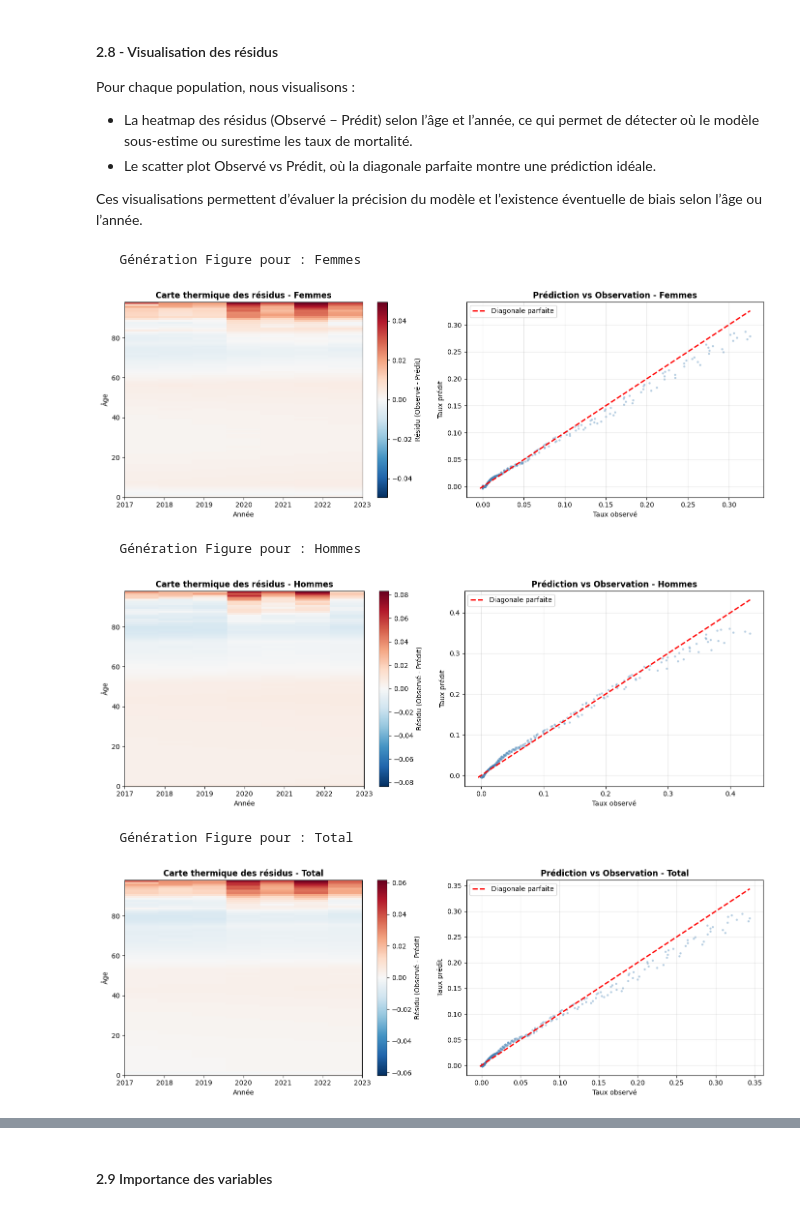
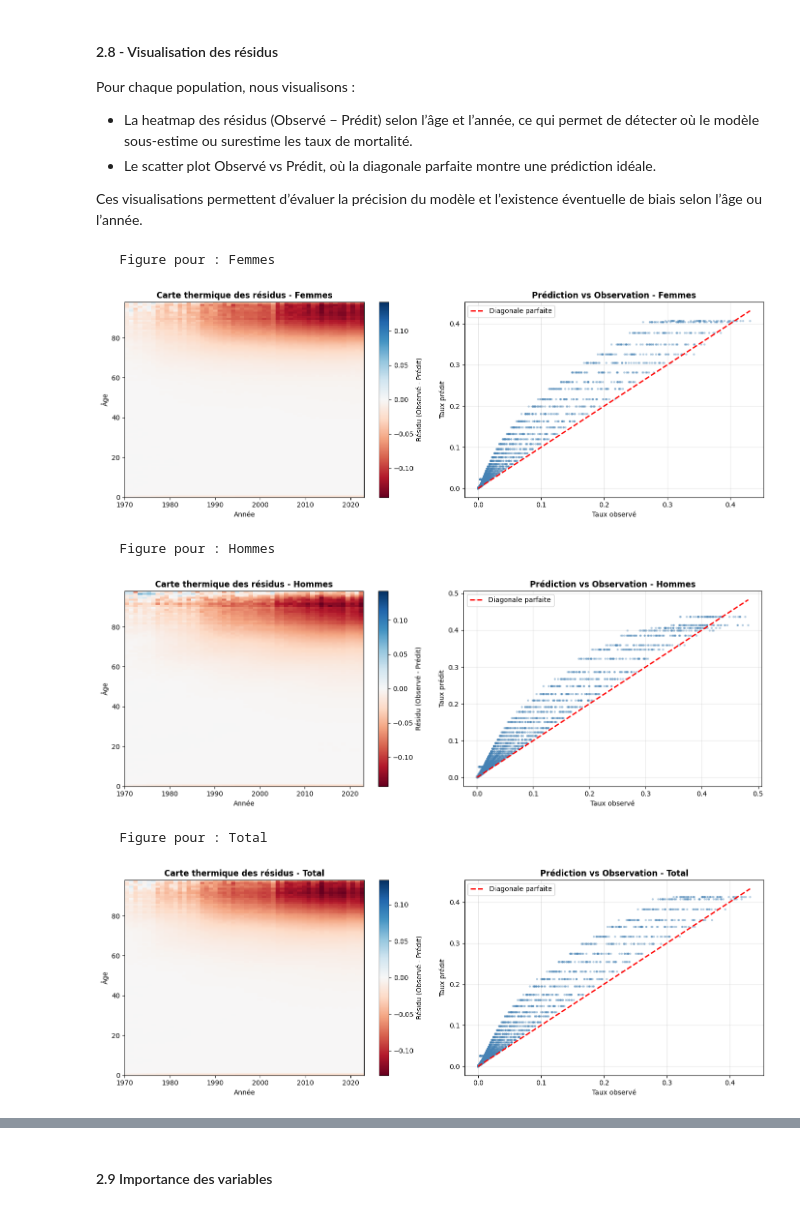
Before and after one commit to Salah10-source/Python-Project-Mortality, a Jupyter notebook: Python-Project/demo.ipynb, the cells around one changed output, grey strips where cells are left out. Cells and saved outputs as stored; diff of their text form; code cells hidden in the pictures.

```diff
--- a/Python-Project/demo.ipynb
+++ b/Python-Project/demo.ipynb
@@ -1433,6 +1433,16 @@ AGE_COL  = "Age"
 
 # === 2) Calcul du ratio m_H / m_F ========================================
 df_ratio = dfm.copy()
+
+# éviter division par zéro : on met NaN quand m_F <= 0
+df_ratio.loc[df_ratio["m_F"] <= 0, "m_F"] = np.nan
+df_ratio["ratio_HF"] = df_ratio["m_M"] / df_ratio["m_F"]
+
+# on enlève les lignes sans ratio valide
+z = df_ratio[[YEAR_COL, AGE_COL, "ratio_HF"]].dropna()
+
+# option : tronquer les valeurs extrêmes pour une échelle de couleur lisible
+z["ratio_HF"] = z["ratio_HF"].clip(lower=0.5, upper=5)
 
 # === 3) Mise en grille : lignes = Âge, colonnes = Année ==================
 mat = z.pivot_table(
@@ -2551,14 +2564,14 @@ print("   - TRAIN : 1816-1969 (entraînement initial)")
 print("   - CV    : 1970-2016 (tuning hyperparamètres)")
 print("   - TEST  : 2017-2023 (évaluation finale)")
 
-train = dfm[dfm['Year'] <= 1969].copy()
-cv = dfm[(dfm['Year'] > 1969) & (dfm['Year'] <= 2016)].copy()
-test = dfm[dfm['Year'] > 2016].copy()
+train = dfm[dfm['Year'] <= 1949].copy()
+cv = dfm[(dfm['Year'] > 1949) & (dfm['Year'] <= 1969)].copy()
+test = dfm[dfm['Year'] > 1969].copy()
 
-print(f"\n   Tailles :")
-print(f"   - Train : {len(train)} obs ({len(train)/len(dfm)*100:.1f}%)")
-print(f"   - CV    : {len(cv)} obs ({len(cv)/len(dfm)*100:.1f}%)")
-print(f"   - Test  : {len(test)} obs ({len(test)/len(dfm)*100:.1f}%)")
+print(f"\n Tailles :")
+print(f"   - Train : {len(train)} observations ({len(train)/len(dfm)*100:.1f}%)")
+print(f"   - CV    : {len(cv)} observations ({len(cv)/len(dfm)*100:.1f}%)")
+print(f"   - Test  : {len(test)} observations ({len(test)/len(dfm)*100:.1f}%)")
 
 features = ['Year', 'Age']
 targets = {'Femmes': 'm_F', 'Hommes': 'm_M', 'Total': 'm_Tot'}
@@ -2809,6 +2816,7 @@ for name in targets.keys():
 
     mae = mean_absolute_error(y_true, y_pred)
     rmse = np.sqrt(mean_squared_error(y_true, y_pred))
+    r2 = r2_score(y_true, y_pred)
 
     # MAPE : éviter division par zéro
     mask_nonzero = y_true > 0
@@ -2818,9 +2826,11 @@ for name in targets.keys():
         'Population': name,
         'MAE': mae,
         'RMSE': rmse,
-        'MAPE (%)': mape
+        'MAPE (%)': mape,
+        'R2': r2,
+        'Temps(s)': round(results_baseline[name]['train_time'], 3)
     })
 
 df_metrics = pd.DataFrame(metrics_table)
-print("\n" + df_metrics.to_string(index=False))
+print(df_metrics.set_index('Population'))
 # %% [output]
@@ -2855,15 +2869,14 @@ for name in targets.keys():
 
 # Pour chaque population, créer Figure avec heatmap + scatter
 for name, target_col in targets.items():
-    print(f"\n   Génération Figure pour : {name}")
+    print(f"\n   Figure pour : {name}")
 
     fig, axes = plt.subplots(1, 2, figsize=(14, 5))
 
-    # --- HEATMAP DES RÉSIDUS (gauche) ---
+    # HEATMAP DES RÉSIDUS (gauche)
     pivot_resid = test_viz.pivot_table(
         index='Age', columns='Year',
-        values=f'resid_{target_col}',
-        aggfunc='mean'
+        values=f'resid_{target_col}'
     )
 
     # Normalisation centrée sur 0 pour diverging colormap
@@ -2874,41 +2887,41 @@ for name, target_col in targets.items():
         pivot_resid.values,
         aspect='auto', origin='lower',
         extent=[pivot_resid.columns.min(), pivot_resid.columns.max(),
                 pivot_resid.index.min(), pivot_resid.index.max()],
-        cmap='RdBu_r', norm=norm, interpolation='nearest'
+        cmap='RdBu', norm=norm, interpolation='nearest'
     )
 
     axes[0].set_title(f'Carte thermique des résidus - {name}', fontsize=12, fontweight='bold')
     axes[0].set_xlabel('Année', fontsize=10)
     axes[0].set_ylabel('Âge', fontsize=10)
     fig.colorbar(im, ax=axes[0], label='Résidu (Observé - Prédit)')
 
-    # --- SCATTER PLOT (droite) ---
+    # SCATTER PLOT (droite)
     y_true = test_viz[target_col]
     y_pred = test_viz[f'pred_{target_col}']
 
     axes[1].scatter(y_true, y_pred, alpha=0.4, s=10, color='steelblue', edgecolors='none')
 
     # Diagonale parfaite
     min_val = min(y_true.min(), y_pred.min())
     max_val = max(y_true.max(), y_pred.max())
     axes[1].plot([min_val, max_val], [min_val, max_val], 'r--', lw=2, label='Diagonale parfaite')
 
     axes[1].set_title(f'Prédiction vs Observation - {name}', fontsize=12, fontweight='bold')
     axes[1].set_xlabel('Taux observé', fontsize=10)
     axes[1].set_ylabel('Taux prédit', fontsize=10)
     axes[1].legend(loc='upper left')
     axes[1].grid(alpha=0.3)
 
     plt.tight_layout()
     plt.show()
 # %% [output]
-   Génération Figure pour : Femmes
+   Figure pour : Femmes
-[figure, old version]
+[figure, new version]
-   Génération Figure pour : Hommes
+   Figure pour : Hommes
-[figure, old version]
+[figure, new version]
-   Génération Figure pour : Total
+   Figure pour : Total
-[figure, old version]
+[figure, new version]
 # %% [markdown]
 **Analyse des Graphiques de diagnostic (Random Forest)**
 
```
Also changed, not shown: parts of 19 cells of this notebook.
